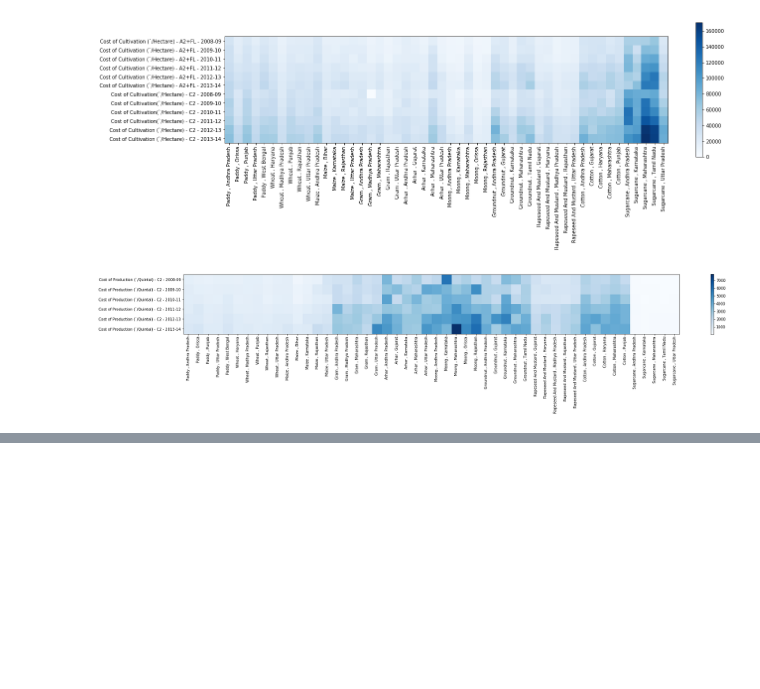
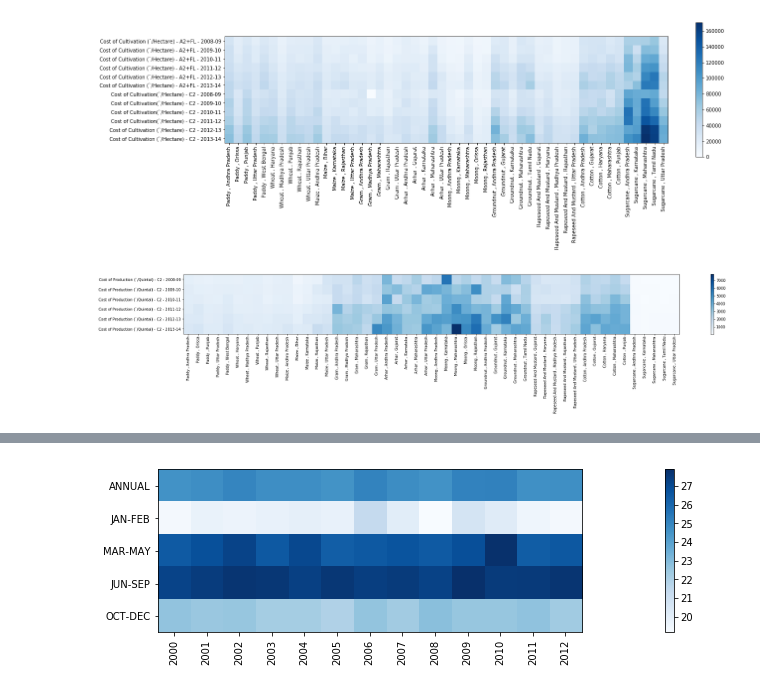
Before and after one commit to nitinvbharti/Agriculture_Analysis, a Jupyter notebook: Agro_analysis.ipynb, the cells around one changed output, grey strips where cells are left out. Drawn from its saved outputs; the diff is of its cells as text; code cells hidden in the pictures; blank space fills up the shorter version.

Commit message:
Added mean temperatures
- Added data of mean temperatures and its plot year wise.
- Need to change values in rainfall.csv to name of states.

```diff
--- a/Agro_analysis.ipynb
+++ b/Agro_analysis.ipynb
@@ -142,3 +137,6 @@ plt.colorbar()
 plt.show()
 # %% [output]
 [figure]
+# %%
+temperature = pd.read_csv('Mean_Temperatures.csv',delimiter=',')
+temperature.head()
@@ -144,0 +150,13 @@ plt.show()
+# %%
+mat5 = np.matrix(temperature.values[:,1:],dtype='float').T
+fig = plt.figure(num=3,figsize=(30,3))
+ax = fig.add_subplot(1,1,1)
+ax.set_yticks(np.arange(len(temperature.columns[1:])))
+ax.set_xticks(np.arange(len(temperature.values[:,0])))
+ax.set_yticklabels(temperature.columns[1:])
+ax.set_xticklabels(temperature.values[:,0].astype(int),rotation='vertical')
+plt.imshow(mat5, cmap='Blues')
+plt.colorbar()
+plt.show()
+# %% [output]
+[figure, added]
```
Also changed, not shown: parts of 4 cells of this notebook, 2 other files.
